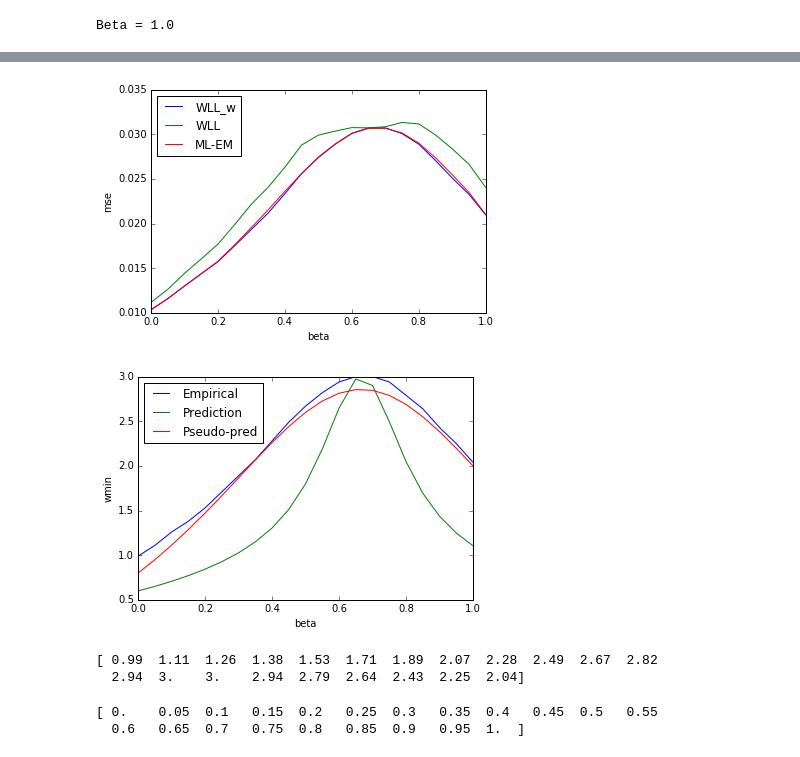
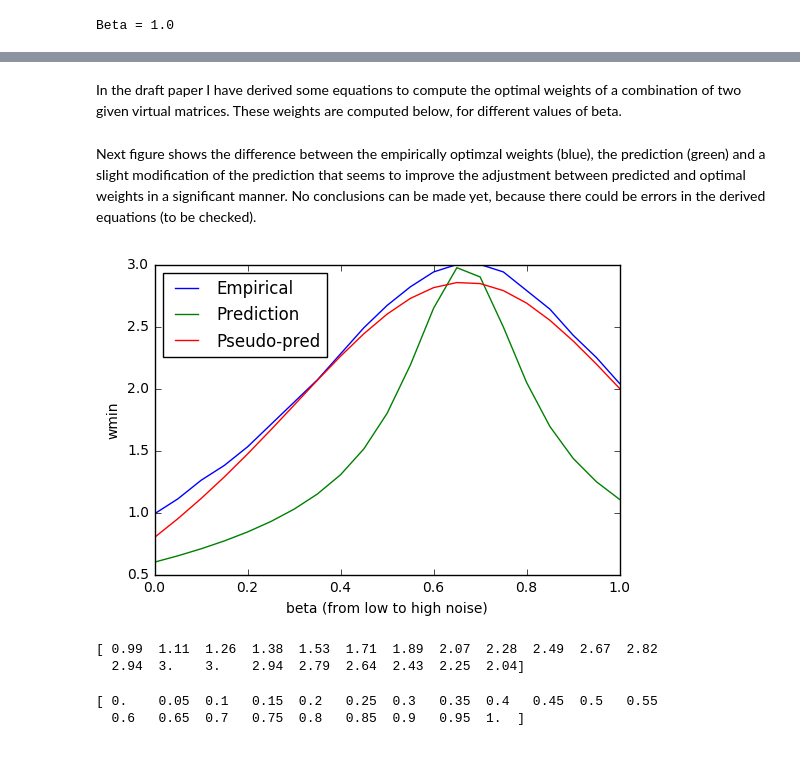
Before and after one commit to Orieus/WeakLabelModel, a Jupyter notebook: learnFromWL.ipynb, the cells around one changed output, grey strips where cells are left out. Saved outputs shown, nothing was run; the diff lists cells and outputs as text; code cells hidden in the pictures.

```diff
--- a/learnFromWL.ipynb
+++ b/learnFromWL.ipynb
@@ -589,3 +604,6 @@ Beta = 1.0
+# %% [markdown]
+In the draft paper I have derived some equations to compute the optimal weights of a combination of two given virtual matrices.
+These weights are computed below, for different values of beta.
 # %%
 beta_set = np.linspace(0, 1, 21)
 wtest = []
@@ -613,27 +631,19 @@ for beta in beta_set:
 
     wtest.append(qTrue*(F11 + F01) / (qTrue**2*(F11+F01) + qWeak**2*(F00+F10)))
     wpseudo.append(w0/qTrue-1)
+# %% [markdown]
+Next figure shows the difference between the empirically optimzal weights (blue), the prediction (green) and a slight modification of the prediction that seems to improve the adjustment between predicted and optimal weights in a significant manner. No conclusions can be made yet, because there could be errors in the derived equations (to be checked).
 # %%
-plt.plot(beta_set, np.array(mse_w).flatten(), label="WLL_w")
-plt.plot(beta_set, np.array(mse_v).flatten(), label="WLL")
-plt.plot(beta_set, np.array(mse_ml).flatten(), label="ML-EM")
-plt.xlabel('beta')
-plt.ylabel('mse')
-# plt.ylim((0, np.max(mse_w)+0.001))
-plt.legend(loc='best')
-plt.show()
-
 plt.plot(beta_set, np.array(wmse).flatten(), label="Empirical")
 plt.plot(beta_set, np.array(wtest).flatten(), label="Prediction")
 plt.plot(beta_set, np.array(wpseudo).flatten(), label="Pseudo-pred")
-plt.xlabel('beta')
+plt.xlabel('beta (from low to high noise)')
 plt.ylabel('wmin')
 plt.legend(loc="best")
 plt.show()
 print np.array(wmse).flatten()
 # %% [output]
-[figure, old version]
+[figure, new version]
-[figure, removed]
 [ 0.99  1.11  1.26  1.38  1.53  1.71  1.89  2.07  2.28  2.49  2.67  2.82
   2.94  3.    3.    2.94  2.79  2.64  2.43  2.25  2.04]
 # %%
```
Also changed, not shown: parts of 15 cells of this notebook, 1 other file.
